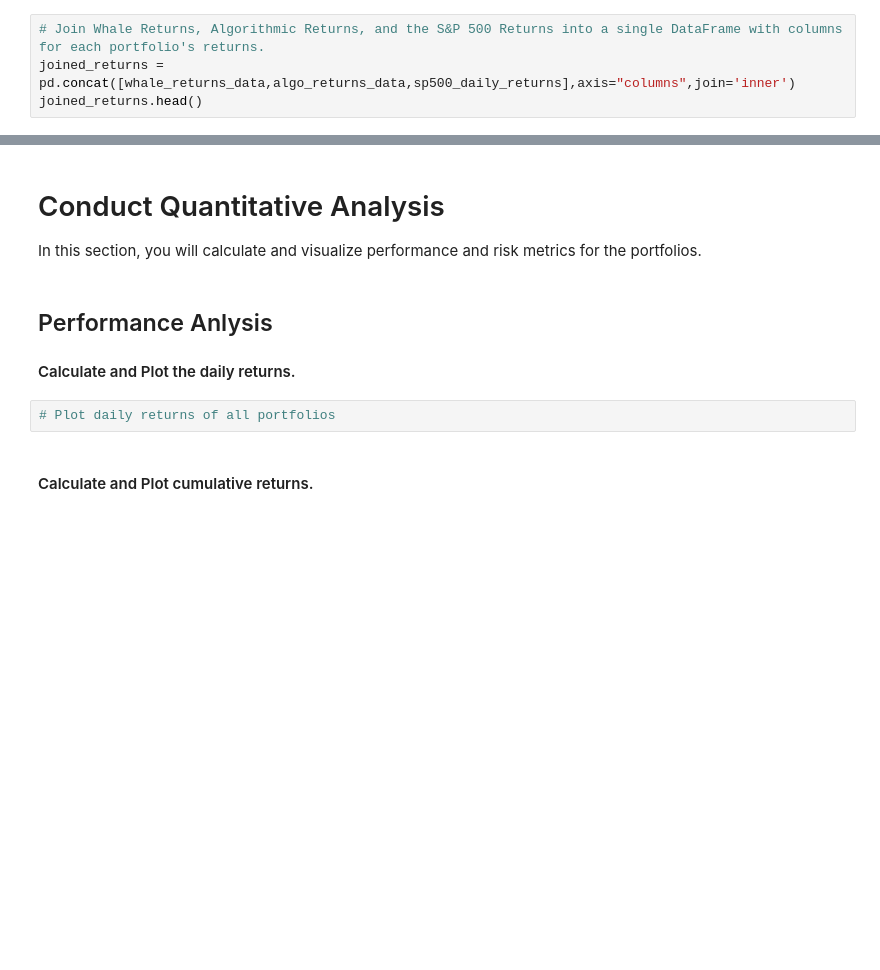
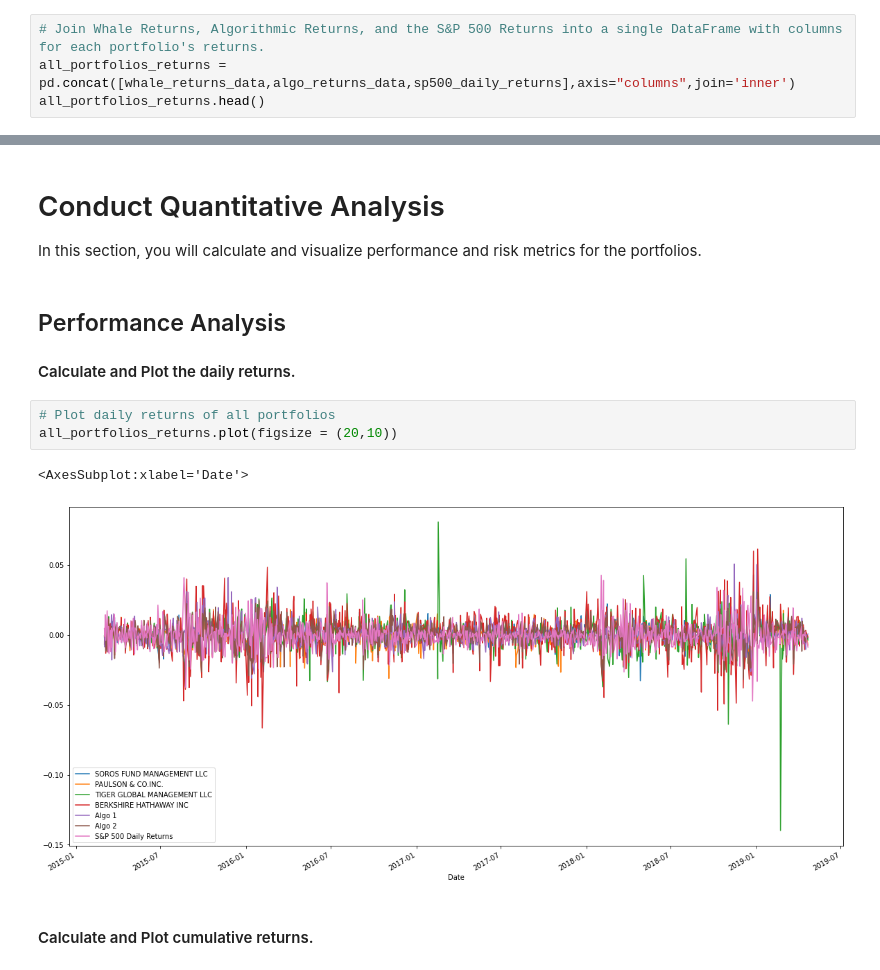
Before and after one commit to AkanSri/Rutgers-FinTech, a Jupyter notebook: 02-Homework/04-Pandas/Instructions/Starter_Code/whale_analysis.ipynb, the cells around one changed output, grey strips where cells are left out. Drawn from its saved outputs; the diff is of its cells as text; blank space fills up the shorter version.

Commit message:
Pandas Homework Performance Analysis

```diff
--- a/02-Homework/04-Pandas/Instructions/Starter_Code/whale_analysis.ipynb
+++ b/02-Homework/04-Pandas/Instructions/Starter_Code/whale_analysis.ipynb
@@ -180,8 +180,8 @@ sp500_daily_returns.head()
 ## Combine Whale, Algorithmic, and S&P 500 Returns
 # %%
 # Join Whale Returns, Algorithmic Returns, and the S&P 500 Returns into a single DataFrame with columns for each portfolio's returns.
-joined_returns = pd.concat([whale_returns_data,algo_returns_data,sp500_daily_returns],axis="columns",join='inner')
-joined_returns.head()
+all_portfolios_returns = pd.concat([whale_returns_data,algo_returns_data,sp500_daily_returns],axis="columns",join='inner')
+all_portfolios_returns.head()
 # %% [output]
 |  | SOROS FUND MANAGEMENT LLC | PAULSON & CO.INC. | TIGER GLOBAL MANAGEMENT LLC | BERKSHIRE HATHAWAY INC | Algo 1 | Algo 2 | ... |
 | Date |  |  |  |  |  |  | ... |
@@ -197,11 +197,15 @@ joined_returns.head()
 
 In this section, you will calculate and visualize performance and risk metrics for the portfolios.
 # %% [markdown]
-## Performance Anlysis
+## Performance Analysis
 
 #### Calculate and Plot the daily returns.
 # %%
 # Plot daily returns of all portfolios
+all_portfolios_returns.plot(figsize = (20,10))
+# %% [output]
+<AxesSubplot:xlabel='Date'>
+[figure, added]
 # %% [markdown]
 #### Calculate and Plot cumulative returns.
 # %%
```
Also changed, not shown: parts of 1 cell of this notebook.
